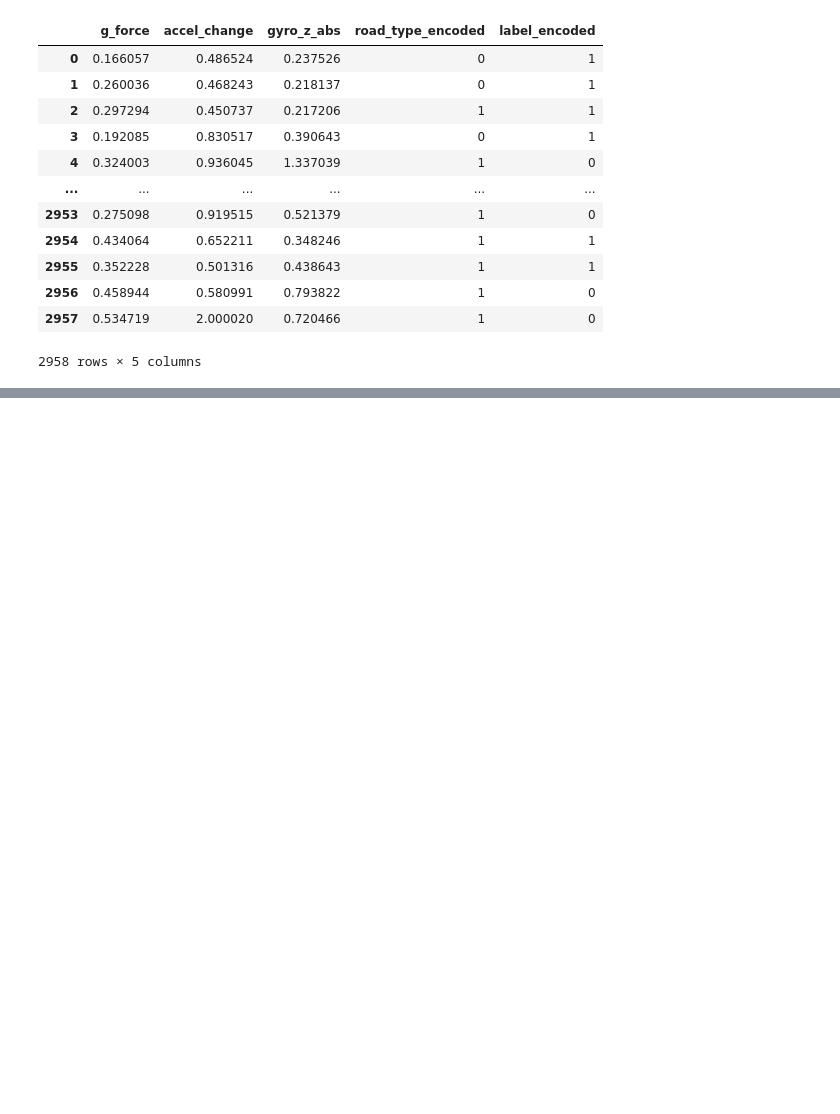
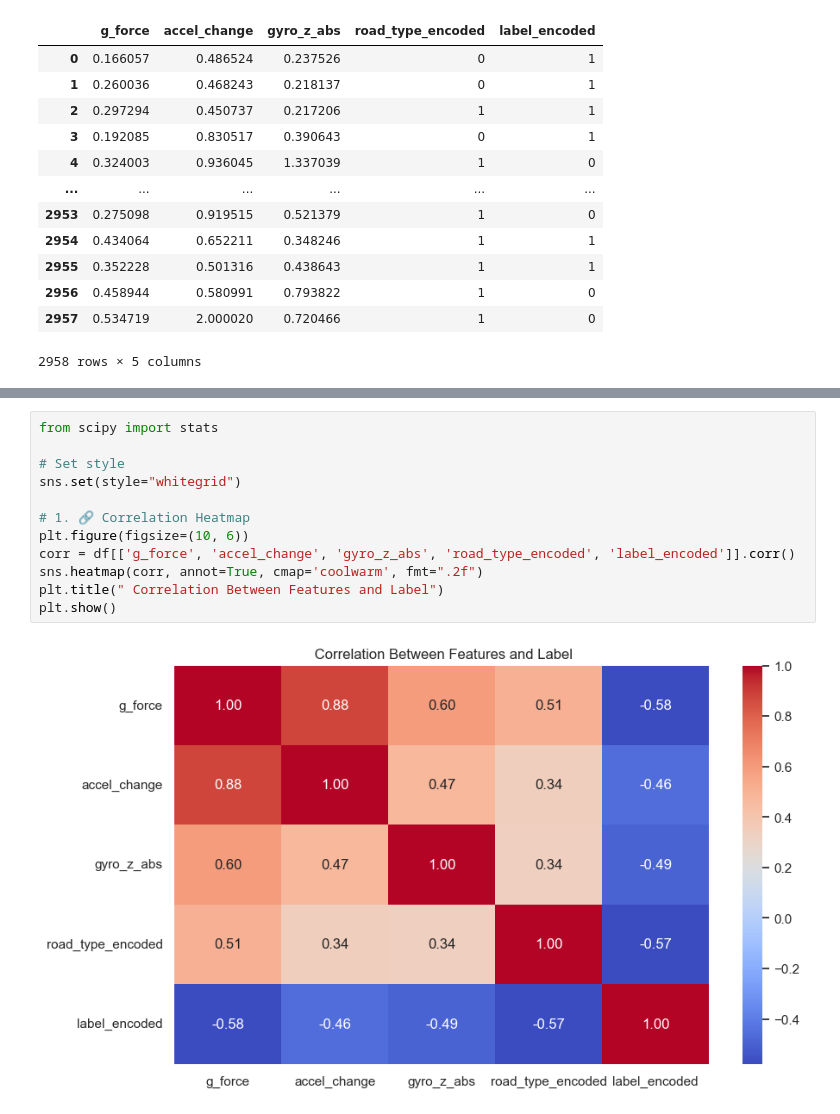
Before and after one commit to Inupa6677/G-Safe-Edge-Ai, a Jupyter notebook: ml-model/model development.ipynb, the cells around one changed output, grey strips where cells are left out. Cells and saved outputs as stored; diff of their text form; blank space fills up the shorter version.

```diff
--- a/ml-model/model development.ipynb
+++ b/ml-model/model development.ipynb
@@ -226,3 +223,17 @@ Kurtosis: 54.02
 
 Shapiro-Wilk Test:
 Statistic=0.5023, p-value=0.0000
+# %%
+from scipy import stats
+
+# Set style
+sns.set(style="whitegrid")
+
+# 1. 🔗 Correlation Heatmap
+plt.figure(figsize=(10, 6))
+corr = df[['g_force', 'accel_change', 'gyro_z_abs', 'road_type_encoded', 'label_encoded']].corr()
+sns.heatmap(corr, annot=True, cmap='coolwarm', fmt=".2f")
+plt.title(" Correlation Between Features and Label")
+plt.show()
+# %% [output]
+[figure, added]
```
Also changed, not shown: parts of 16 cells of this notebook.
